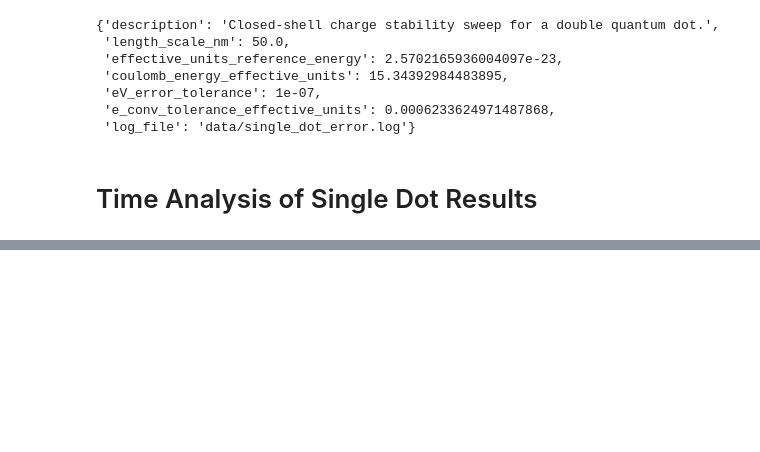
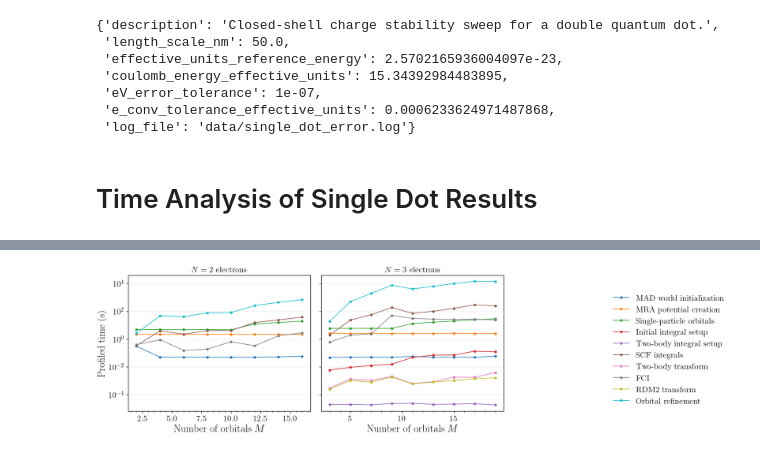
Before and after one commit to LeanderReascos/QDots, a Jupyter notebook: charge_stability/single_dot_results.ipynb, the cells around one changed output, grey strips where cells are left out. Drawn from its saved outputs; the diff is of its cells as text; code cells hidden in the pictures; blank space fills up the shorter version.

```diff
--- a/charge_stability/single_dot_results.ipynb
+++ b/charge_stability/single_dot_results.ipynb
@@ -47,9 +48,18 @@ mpl.rcParams.update({
     "savefig.pad_inches": 0.02,
 })
 # %%
-DATA_PATH = 'data/'
+ROOT = Path.cwd()
+if not (ROOT / 'data' / 'single_dot_error.pickle').exists() and (ROOT / 'charge_stability' / 'data' / 'single_dot_error.pickle').exists():
+    ROOT = ROOT / 'charge_stability'
 
-single_dot_error_results = load(open(DATA_PATH + 'single_dot_error.pickle', 'rb'))
+DATA_PATH = ROOT / 'data'
+FIGURE_PATH = ROOT / 'Figures'
+FIGURE_PATH.mkdir(exist_ok=True)
+
+RESULTS_FILE = DATA_PATH / 'single_dot_error.pickle'
+with RESULTS_FILE.open('rb') as f:
+    single_dot_error_results = load(f)
+
 single_dot_error_results['metadata']
 # %% [output]
 {'description': 'Closed-shell charge stability sweep for a double quantum dot.',
@@ -67,0 +175,54 @@ for run in single_dot_error_results['runs']:
+# %%
+stage_order = [
+    'MAD world initialization',
+    'MRA potential creation',
+    'Single-particle orbitals',
+    'Initial integral setup',
+    'Two-body integral setup',
+    'SCF integrals',
+    'Two-body transform',
+    'FCI',
+    'RDM2 transform',
+    'Orbital refinement',
+]
+
+stage_order = [stage for stage in stage_order if stage in time_by_stage['stage'].unique()]
+stage_colors = dict(zip(stage_order, sns.color_palette('tab10', n_colors=len(stage_order))))
+
+n_values = sorted(time_by_stage['N'].unique())
+fig, axes = plt.subplots(1, len(n_values), figsize=(7 * len(n_values), 5), sharey=True)
+if len(n_values) == 1:
+    axes = [axes]
+
+for ax, n_electrons in zip(axes, n_values):
+    data_n = time_by_stage[time_by_stage['N'] == n_electrons]
+
+    for stage in stage_order:
+        stage_data = data_n[data_n['stage'] == stage].sort_values('n_orbitals')
+        if stage_data.empty:
+            continue
+
+        ax.plot(
+            stage_data['n_orbitals'],
+            stage_data['time_s'],
+            marker='o',
+            label=stage,
+            color=stage_colors[stage],
+        )
+
+    ax.set_title(f'$N={n_electrons}$ electrons')
+    ax.set_xlabel('Number of orbitals $M$')
+    ax.set_yscale('log')
+    ax.grid(True, which='both', axis='y', alpha=0.25)
+
+axes[0].set_ylabel('Profiled time (s)')
+
+handles, labels = axes[-1].get_legend_handles_labels()
+fig.legend(handles, labels, loc='center left', bbox_to_anchor=(1.0, 0.5), frameon=False)
+fig.tight_layout(rect=(0, 0, 0.82, 1))
+
+fig.savefig(FIGURE_PATH / 'single_dot_time_profile.pdf', dpi=600)
+fig.savefig(FIGURE_PATH / 'single_dot_time_profile.png', dpi=300)
+plt.show()
+# %% [output]
+[figure, added]
```
Also changed, not shown: parts of 3 cells of this notebook, 2 other files.
